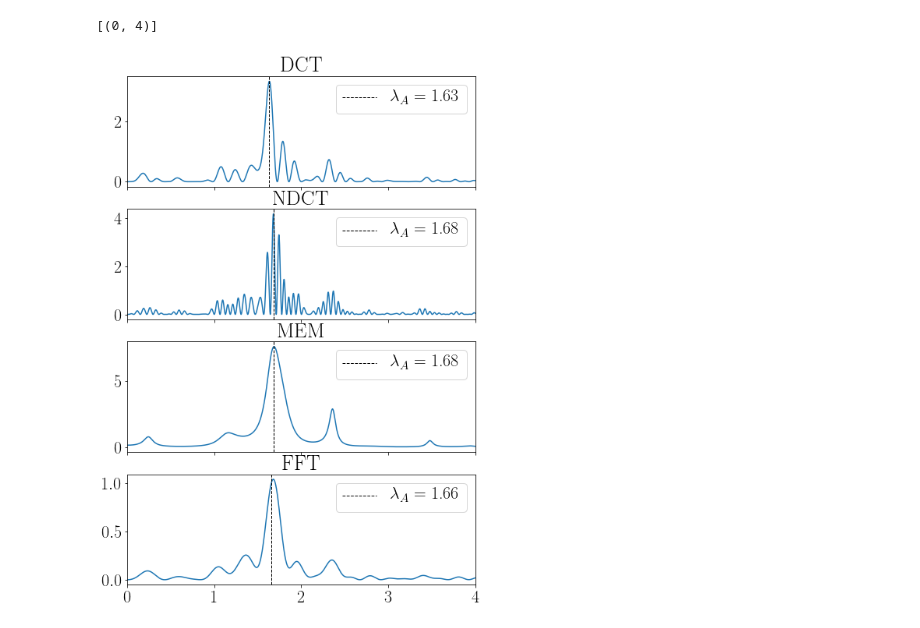
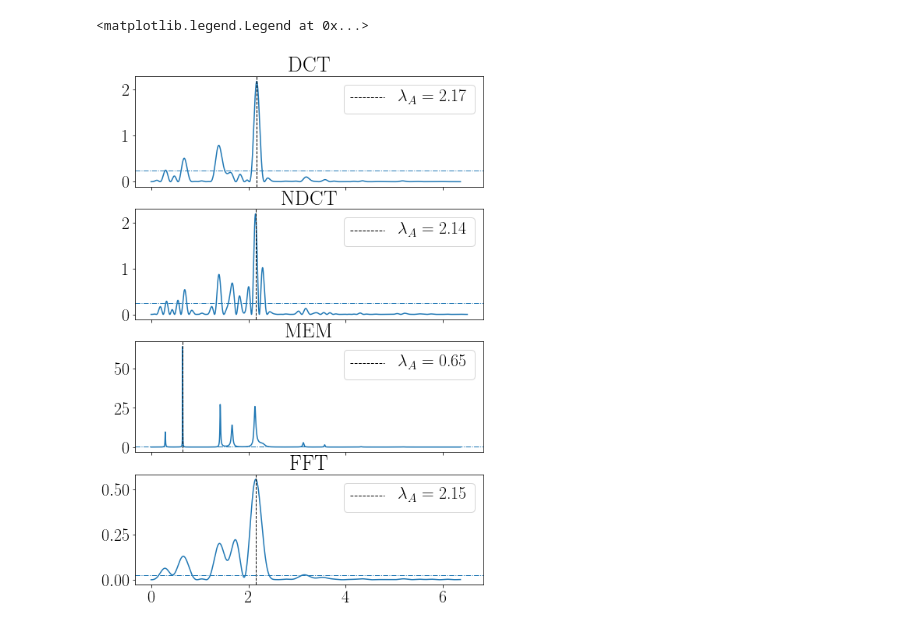
Before and after one commit to TheaQG/AWI_Bcores_Analysis, a Jupyter notebook: SignalAttenuation.ipynb, the cells around one changed output. Saved outputs shown, nothing was run; the diff lists cells and outputs as text; code cells hidden in the pictures.

Commit message:
Working on signal attenuation and constraints.

```diff
--- a/SignalAttenuation.ipynb
+++ b/SignalAttenuation.ipynb
@@ -129,0 +105,14 @@ Pk4Max = Pk4_pos[idMax]
+# %%
+cutOff_High = 0
+cutOff_Low = cutOff_High + 5#max(depth)
+
+depthTop = np.asarray(depth[(depth > cutOff_High) & (depth < cutOff_Low)])
+d18OTop = np.asarray(d18O[(depth > cutOff_High) & (depth < cutOff_Low)])
+
+DeltaMean = np.mean(np.diff(depthTop))/2
+
+dHat, xHat, Delta = interpData(depthTop, d18OTop, True, DeltaIn = DeltaMean)
+
+fig, ax = plt.subplots(figsize=(8,2))
+plt.step(depthTop,d18OTop)
+plt.step(dHat, xHat)
@@ -129,0 +122,17 @@ Pk4Max = Pk4_pos[idMax]
+# %%
+AttInst = Attenuation(depthTop, d18OTop, PSD_Type = 'DCT')
+dataDCT, keysDCT = AttInst()
+
+AttInst2 = Attenuation(depthTop, d18OTop, PSD_Type = 'NDCT')
+dataNDCT, keysNDCT = AttInst2()
+
+AttInst3 = Attenuation(depthTop, d18OTop, PSD_Type = 'FFT')
+dataFFT, keysFFT = AttInst3()
+
+AttInst4 = Attenuation(depthTop, d18OTop, PSD_Type = 'MEM')
+dataMEM, keysMEM = AttInst4()
+
+#plt.plot(AttInst.w,AttInst.P)
+#plt.plot(AttInst2.w,AttInst2.P)
+#plt.plot(AttInst3.w,AttInst3.P)
+#plt.plot(AttInst4.w,AttInst4.P)
@@ -130,27 +178,31 @@ Pk4Max = Pk4_pos[idMax]
 # %%
 fig, ax = plt.subplots(4,1,figsize=(8,12), sharex=True)
 
 ax[0].plot(wDCT, PDCT)
-ax[0].axvline(fk, lw=1,c='k',ls='--', label=f'$\lambda_A$ = {fk:.2f}')
+ax[0].axvline(fkDCT[0], lw=1,c='k',ls='--', label=f'$\lambda_A$ = {fkDCT[0]:.2f}')
 ax[0].set(title='DCT')
+ax[0].axhline(0.25,lw=1,ls='-.')
 ax[0].legend()
 
 ax[1].plot(wNDCT, PNDCT)
-ax[1].axvline(fk2, lw=1,c='k',ls='--', label=f'$\lambda_A$ = {fk2:.2f}')
+ax[1].axvline(fkNDCT[0], lw=1,c='k',ls='--', label=f'$\lambda_A$ = {fkNDCT[0]:.2f}')
 ax[1].set(title='NDCT')
+ax[1].axhline(0.25,lw=1,ls='-.')
 ax[1].legend()
 
 ax[2].plot(wMEM, PMEM)
-ax[2].axvline(fk3, lw=1,c='k',ls='--', label=f'$\lambda_A$ = {fk3:.2f}')
+ax[2].axvline(fkMax, lw=1,c='k',ls='--', label=f'$\lambda_A$ = {fkMax:.2f}')
 ax[2].set(title='MEM')
+ax[2].axhline(0.25,lw=1,ls='-.')
 ax[2].legend()
 
 ax[3].plot(wFFT, PFFT)
-ax[3].axvline(fk4Max, lw=1,c='k',ls='--', label=f'$\lambda_A$ = {fk4Max:.2f}')
+ax[3].axvline(fkFFT[0], lw=1,c='k',ls='--', label=f'$\lambda_A$ = {fkFFT[0]:.2f}')
 ax[3].set(title='FFT')
+ax[3].axhline(0.025,lw=1,ls='-.')
 ax[3].legend()
 
-ax[0].set(xlim=(0,4))
+#ax[0].set(xlim=(0,4))
 # %% [output]
-[(0, 4)]
+<matplotlib.legend.Legend at 0x...>
-[figure, old version]
+[figure, new version]
```
Also changed, not shown: parts of 19 cells of this notebook, 1 other file.
